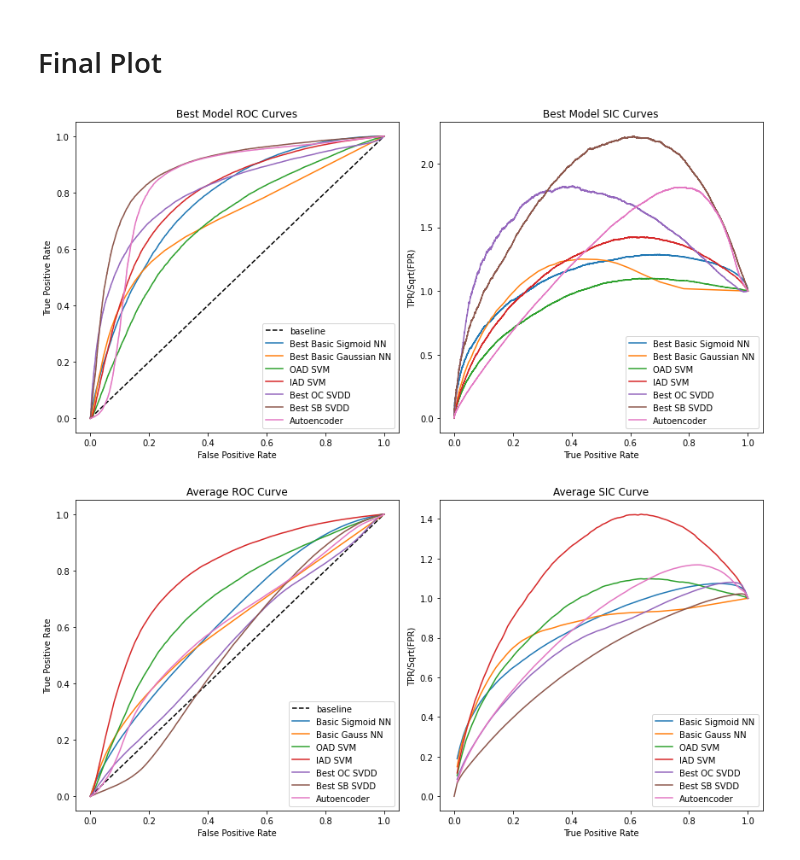
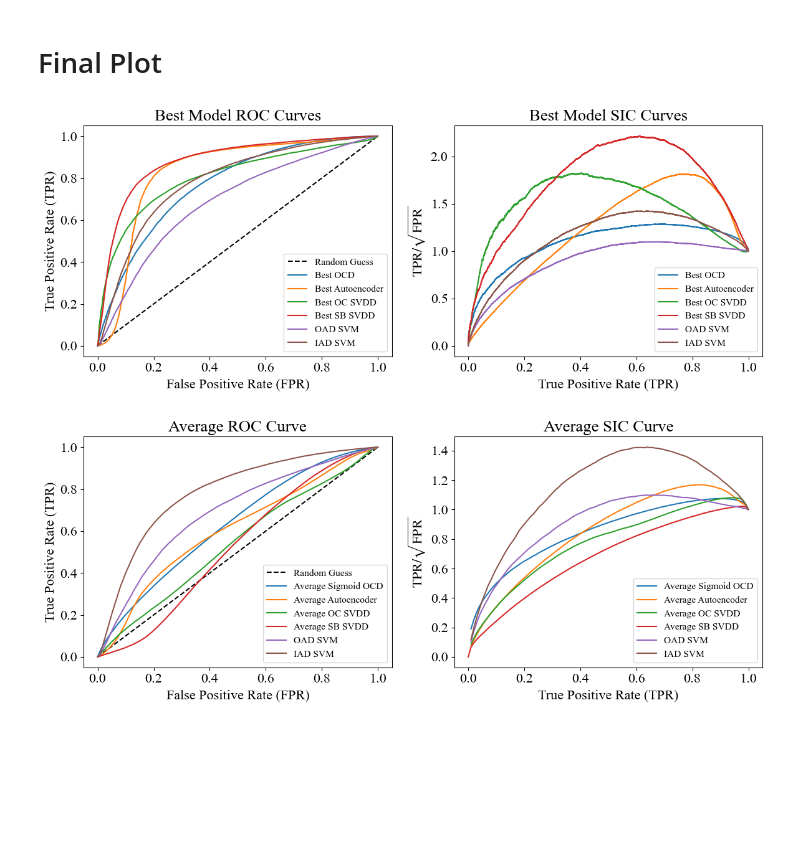
Before and after one commit to normankarr/lhc-oc-classifiers, a Jupyter notebook: Comparisons.ipynb, the cells around one changed output. Drawn from its saved outputs; the diff is of its cells as text; code cells hidden in the pictures; blank space fills up the shorter version.

```diff
--- a/Comparisons.ipynb
+++ b/Comparisons.ipynb
@@ -146,14 +149,14 @@ def make_single_plot(ax1, ax2, scores, y_test, model_name, baseline=True):
     fpr, tpr, _ = roc_curve(y_test, scores)
 
     ax1.plot(fpr, tpr, label="{0}".format(model_name))
-    ax1.set_xlabel("False Positive Rate")
-    ax1.set_ylabel("True Positive Rate")
-    ax1.legend()
+    ax1.set_xlabel("False Positive Rate (FPR)")
+    ax1.set_ylabel("True Positive Rate (TPR)")
+    ax1.legend(loc="lower right", fontsize = 'x-small')
 
     ax2.plot(tpr, tpr/np.sqrt(fpr), label="{0}".format(model_name))
-    ax2.set_xlabel("True Positive Rate")
-    ax2.set_ylabel("TPR/Sqrt(FPR)")
-    ax2.legend()
+    ax2.set_xlabel("True Positive Rate (TPR)")
+    ax2.set_ylabel(r"$\mathrm{TPR} / \sqrt{\mathrm{FPR}}$")
+    ax2.legend(loc="lower right", fontsize = 'x-small')
 # %% [markdown]
 # SVDD Model
 # %%
@@ -505 +489,6 @@ plt.show()
+# %%
+import matplotlib.pyplot as plt
+plt.rcParams["font.family"] = "Times New Roman"
+plt.rcParams["mathtext.fontset"] = "stix"
+matplotlib.rcParams.update({'font.size': 16})
 # %%
@@ -526,57 +540,62 @@ plt.show()
 # %% [markdown]
 # Final Plot
+# %%
+plt.rcParams["font.family"] = "Times New Roman"
+plt.rcParams.update({'font.size': 16})
+plt.rcParams['text.usetex'] = False
 # %%
-fig, axs = plt.subplots(1,2, figsize=(12,6))
+fig, axs = plt.subplots(1,2, figsize=(12,5))
 
 (ax1, ax2) = axs
 
 ax1.set_title("Best Model ROC Curves")
 ax2.set_title("Best Model SIC Curves")
 
-ax1.plot([0,1],[0,1], '--k', label="baseline")
+ax1.plot([0,1],[0,1], '--k', label="Random Guess")
 
 # OC basic NN
-make_single_plot(ax1, ax2, best_nn, y_test, "Best Basic Sigmoid NN")
-make_single_plot(ax1, ax2, best_gauss_nn, y_test, "Best Basic Gaussian NN")
+make_single_plot(ax1, ax2, best_nn, y_test, "Best OCD")
+# make_single_plot(ax1, ax2, best_gauss_nn, y_test, "Best Basic Gaussian NN")
+
+# Autoencoder
+make_single_plot(ax1, ax2, best_autoencoder, y_test, "Best Autoencoder")
+
+# OC SVDD
+make_single_plot(ax1, ax2, best_oc_svdd, y_test, "Best OC SVDD")
+make_single_plot(ax1, ax2, best_sb_svdd, y_test, "Best SB SVDD")
 
 # OC SVM
 make_single_plot(ax1,ax2, oad_test_scores[0], y_test, "OAD SVM")
 make_single_plot(ax1,ax2, iad_test_scores[0], y_test, "IAD SVM")
 
-# OC SVDD
-make_single_plot(ax1, ax2, best_oc_svdd, y_test, "Best OC SVDD")
-make_single_plot(ax1, ax2, best_sb_svdd, y_test, "Best SB SVDD")
-
-# Autoencoder
-make_single_plot(ax1, ax2, best_autoencoder, y_test, "Autoencoder")
-
 plt.tight_layout()
-fig.show()
+plt.savefig("best_money_plot.pdf")
 # %% [output]
-[figure, old version]
+[figure, new version]
 # %%
-fig, axs = plt.subplots(1,2, figsize=(12,6))
+fig, axs = plt.subplots(1,2, figsize=(12,5))
 
 (ax1, ax2) = axs
 
-ax1.plot([0,1],[0,1], '--k', label="baseline")
+ax1.plot([0,1],[0,1], '--k', label="Random Guess")
 
 # OC basic NN
-make_avg_plots(ax1, ax2, basic_scores_per_model, y_test, "Basic Sigmoid NN", baseline=False)
-make_avg_plots(ax1, ax2, basic_scores_per_model_gaussian, y_test, "Basic Gauss NN", baseline=False)
+make_avg_plots(ax1, ax2, basic_scores_per_model, y_test, "Average Sigmoid OCD", baseline=False)
+# make_avg_plots(ax1, ax2, basic_scores_per_model_gaussian, y_test, "Basic Gauss NN", baseline=False)
+
+# Autoencoder
+make_avg_plots(ax1, ax2, autoencoder_scores, y_test, "Average Autoencoder", baseline=False)
+
+# OC SVDD
+make_avg_plots(ax1, ax2, oc10_10_scores, y_test, "Average OC SVDD", baseline=False)
+make_avg_plots(ax1, ax2, oc15_10_scores, y_test, "Average SB SVDD", baseline=False)
 
 # OC SVM
 make_avg_plots(ax1,ax2, oad_test_scores, y_test, "OAD SVM", baseline=False)
 make_avg_plots(ax1,ax2, iad_test_scores, y_test, "IAD SVM", baseline=False)
 
-# OC SVDD
-make_avg_plots(ax1, ax2, oc10_10_scores, y_test, "Best OC SVDD", baseline=False)
-make_avg_plots(ax1, ax2, oc15_10_scores, y_test, "Best SB SVDD", baseline=False)
+plt.tight_layout()
 
-# Autoencoder
-make_avg_plots(ax1, ax2, autoencoder_scores, y_test, "Autoencoder", baseline=False)
-
-plt.tight_layout()
-fig.show()
+plt.savefig("avg_money_plot.pdf")
 # %% [output]
-[figure, old version]
+[figure, new version]
```
Also changed, not shown: parts of 17 cells of this notebook, 3 other files.
